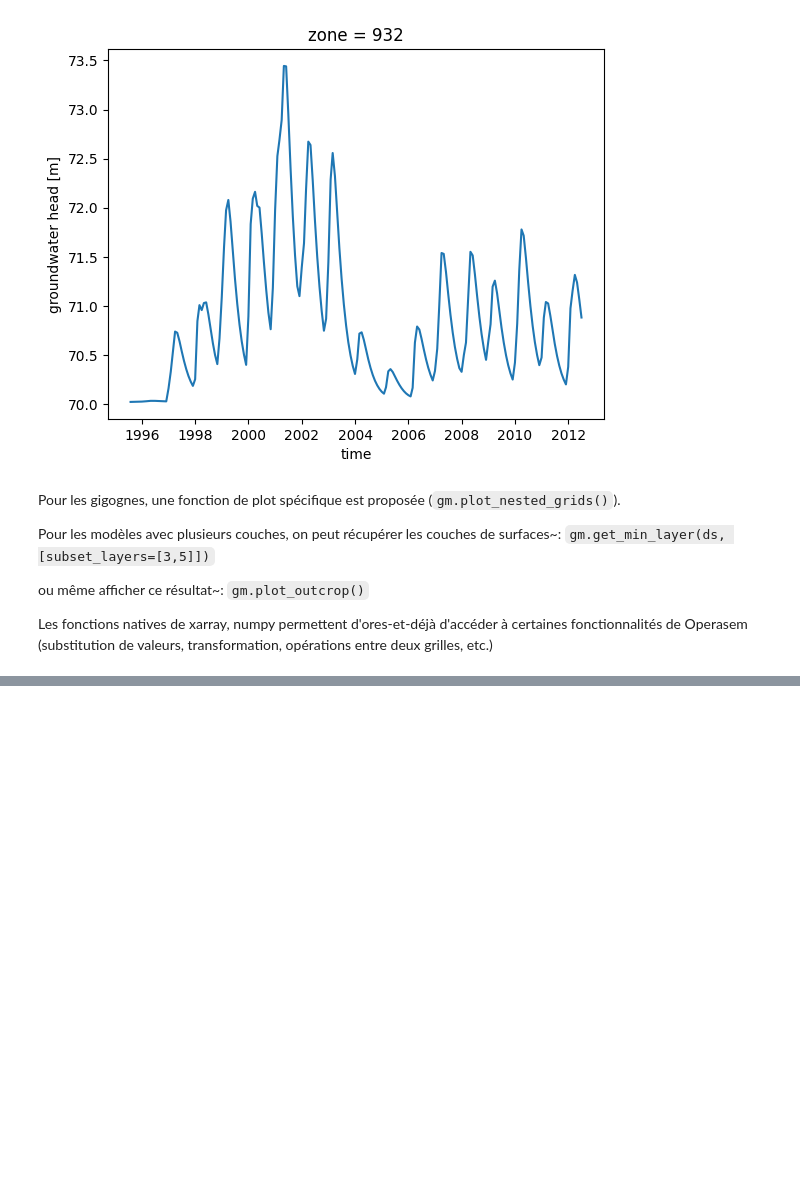
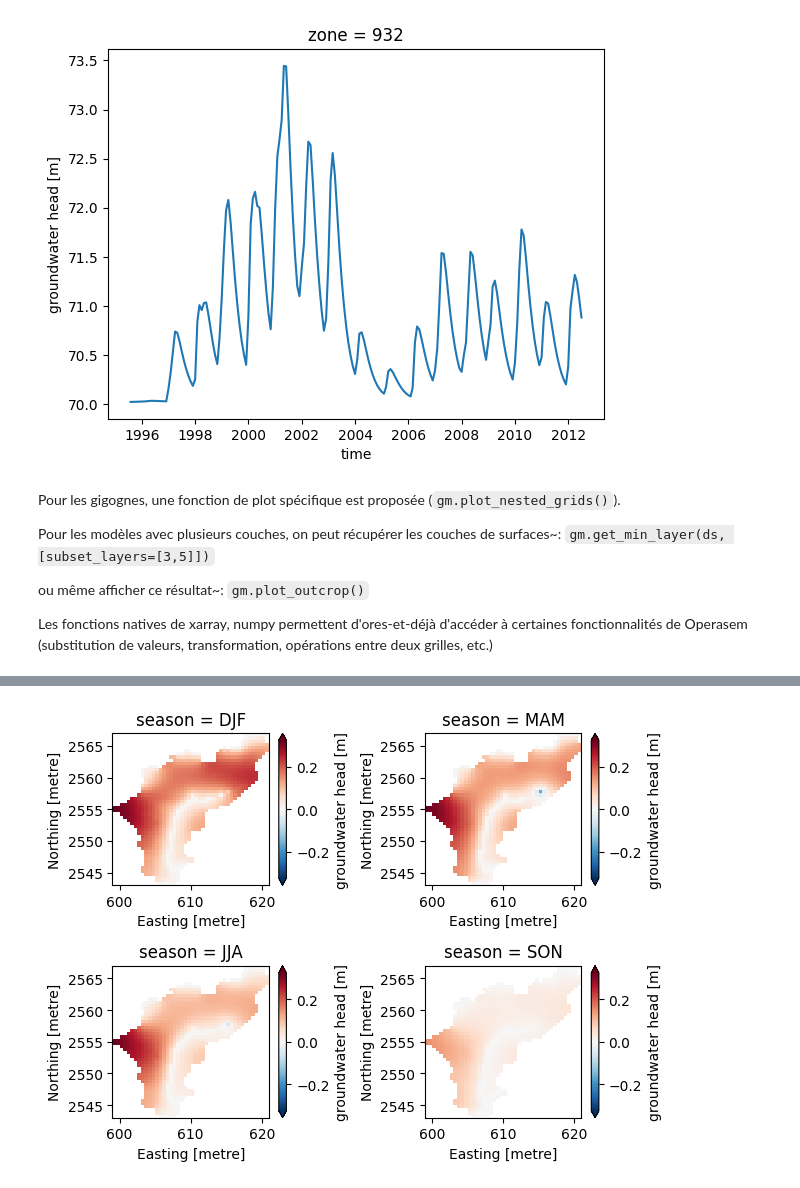
Before and after one commit to manlaya/gridmarthe, a Jupyter notebook: docs/source/user_guide/example/gm_example.ipynb, the cells around one changed output, grey strips where cells are left out. Cells and saved outputs as stored; diff of their text form; code cells hidden in the pictures; blank space fills up the shorter version.

```diff
--- a/docs/source/user_guide/example/gm_example.ipynb
+++ b/docs/source/user_guide/example/gm_example.ipynb
@@ -190,0 +173,15 @@ da.plot.pcolormesh(
+# %%
+# compute anomaly
+anom = ds.groupby("time.month") - ds.groupby("time.month").median(dim="time")
+
+# rename new variable
+ds_anom = ds.copy()
+ds_anom['anom'] = anom['charge']
+# %%
+# compute seasonal mean
+# 1st: mean head over each season...
+ds_season = ds_anom.resample(time="QS-DEC").median(dim='time') # or .agg({"time": 'mean'})
+# %%
+# ... then aggregate all seasons
+ds_season_agg = ds_season.groupby("time.season").mean(dim="time")
+ds_season_agg  # mind the new dimension 'season'
@@ -190,0 +206,29 @@ da.plot.pcolormesh(
+# %%
+# set coords for plot
+ds_season_agg.update({
+    v: ds_season_agg[v].isel(season=0)  # remove season dim for coordinates, appears in computation
+    for v in ['x', 'y', 'dx', 'dy']
+})
+ds_season_agg_2d = gm.assign_coords(ds_season_agg)
+# %%
+# Seasonal plot
+import numpy as np
+from matplotlib import pyplot as plt, colors
+
+var = 'anom'
+minval, maxval = ds_season_agg_2d[var].min(skipna=True).values, ds_season_agg_2d[var].max(skipna=True).values
+fig, axes = plt.subplots(nrows=2, ncols=2)
+axes = axes.ravel()
+for i, season in enumerate(("DJF", "MAM", "JJA", "SON")):
+    ds_season_agg_2d[var].sel(season=season).plot.pcolormesh(
+            # x="x", y="lat",
+            ax=axes[i],
+            # cmap="Spectral",
+            # vmin=minval, vmax=maxval,
+            norm=colors.CenteredNorm(halfrange=np.max(np.abs([minval, maxval]))),
+            add_colorbar=True,
+            extend="both",
+        )
+plt.tight_layout()
+# %% [output]
+[figure, added]
```
Also changed, not shown: parts of 16 cells of this notebook, 12 other files.
